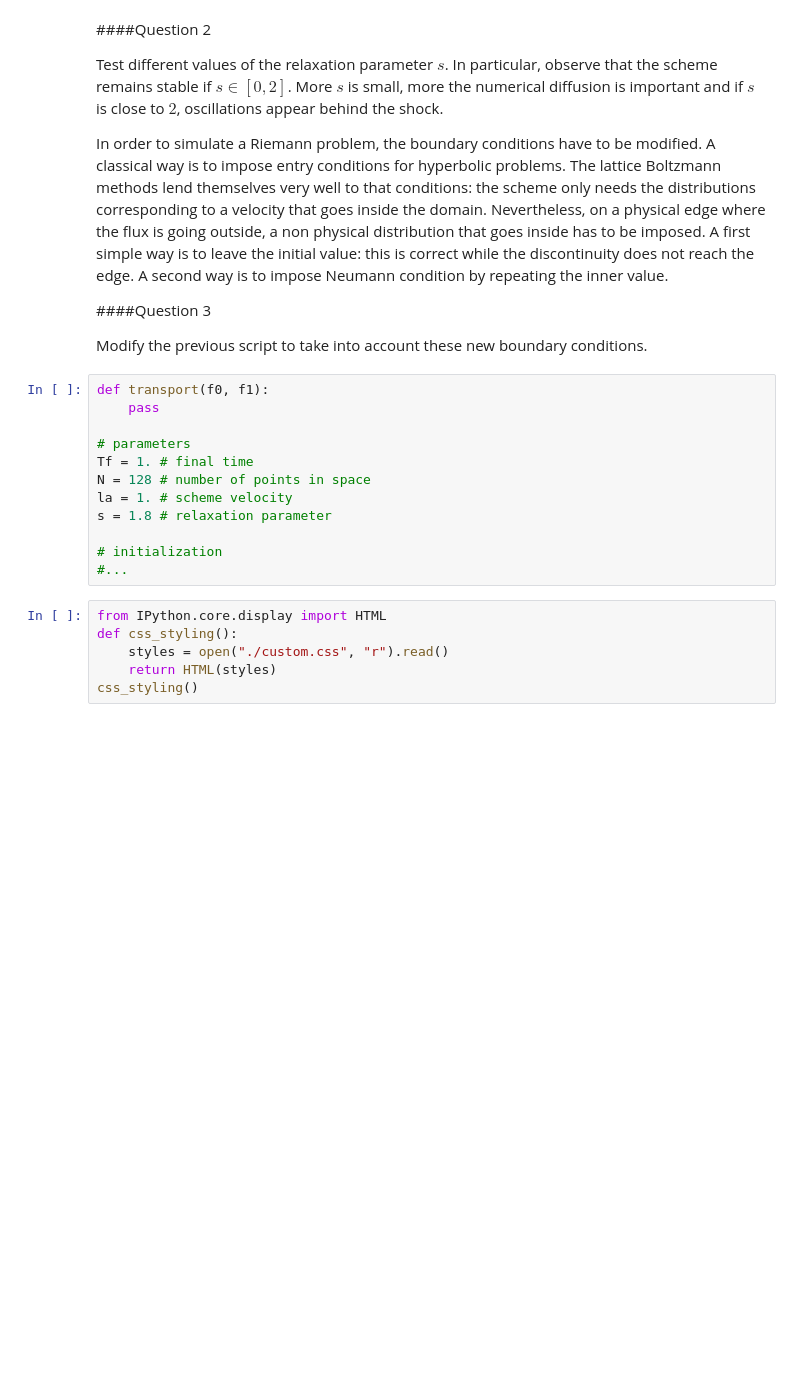
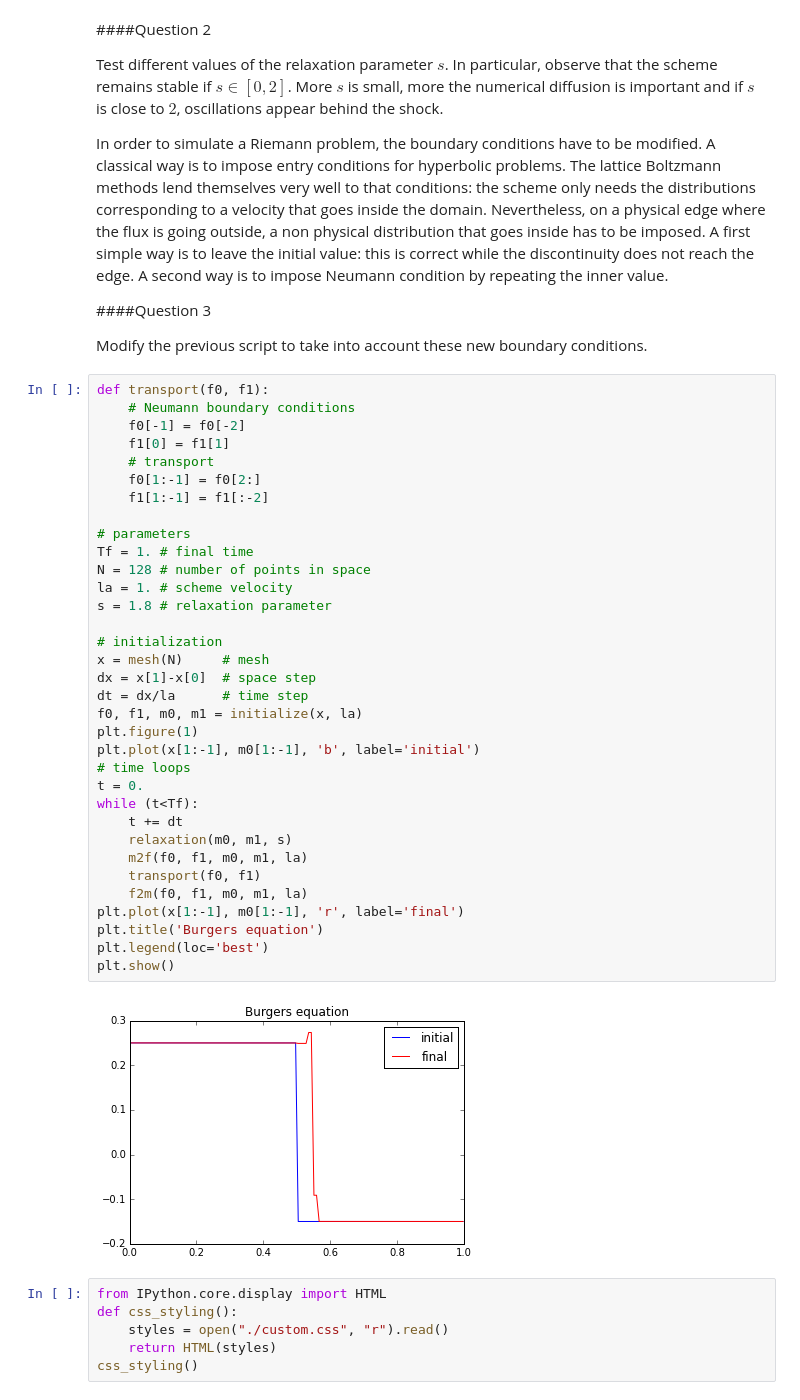
Before and after one commit to gouarin/pylbm_notebook, a Jupyter notebook: 01_first_LBM_for_transport.ipynb, the cells around one changed output. Saved outputs shown, nothing was run; the diff lists cells and outputs as text; blank space fills up the shorter version.

```diff
--- a/01_first_LBM_for_transport.ipynb
+++ b/01_first_LBM_for_transport.ipynb
@@ -158,18 +243,42 @@ In order to simulate a Riemann problem, the boundary conditions have to be modif
 ####Question 3
 
 Modify the previous script to take into account these new boundary conditions.
-# %%
-def transport(f0, f1):
-    pass
-
-# parameters
-Tf = 1. # final time
-N = 128 # number of points in space
-la = 1. # scheme velocity
-s = 1.8 # relaxation parameter
-
-# initialization
-#...
+# %%
+def transport(f0, f1):
+    # Neumann boundary conditions
+    f0[-1] = f0[-2]
+    f1[0] = f1[1]
+    # transport
+    f0[1:-1] = f0[2:]
+    f1[1:-1] = f1[:-2]
+
+# parameters
+Tf = 1. # final time
+N = 128 # number of points in space
+la = 1. # scheme velocity
+s = 1.8 # relaxation parameter
+
+# initialization
+x = mesh(N)     # mesh
+dx = x[1]-x[0]  # space step
+dt = dx/la      # time step
+f0, f1, m0, m1 = initialize(x, la)
+plt.figure(1)
+plt.plot(x[1:-1], m0[1:-1], 'b', label='initial')
+# time loops
+t = 0.
+while (t<Tf):
+    t += dt
+    relaxation(m0, m1, s)
+    m2f(f0, f1, m0, m1, la)
+    transport(f0, f1)
+    f2m(f0, f1, m0, m1, la)
+plt.plot(x[1:-1], m0[1:-1], 'r', label='final')
+plt.title('Burgers equation')
+plt.legend(loc='best')
+plt.show()
+# %% [output]
+[figure, added]
 # %%
 from IPython.core.display import HTML
 def css_styling():
```
Also changed, not shown: parts of 5 cells of this notebook, 1 other file.
